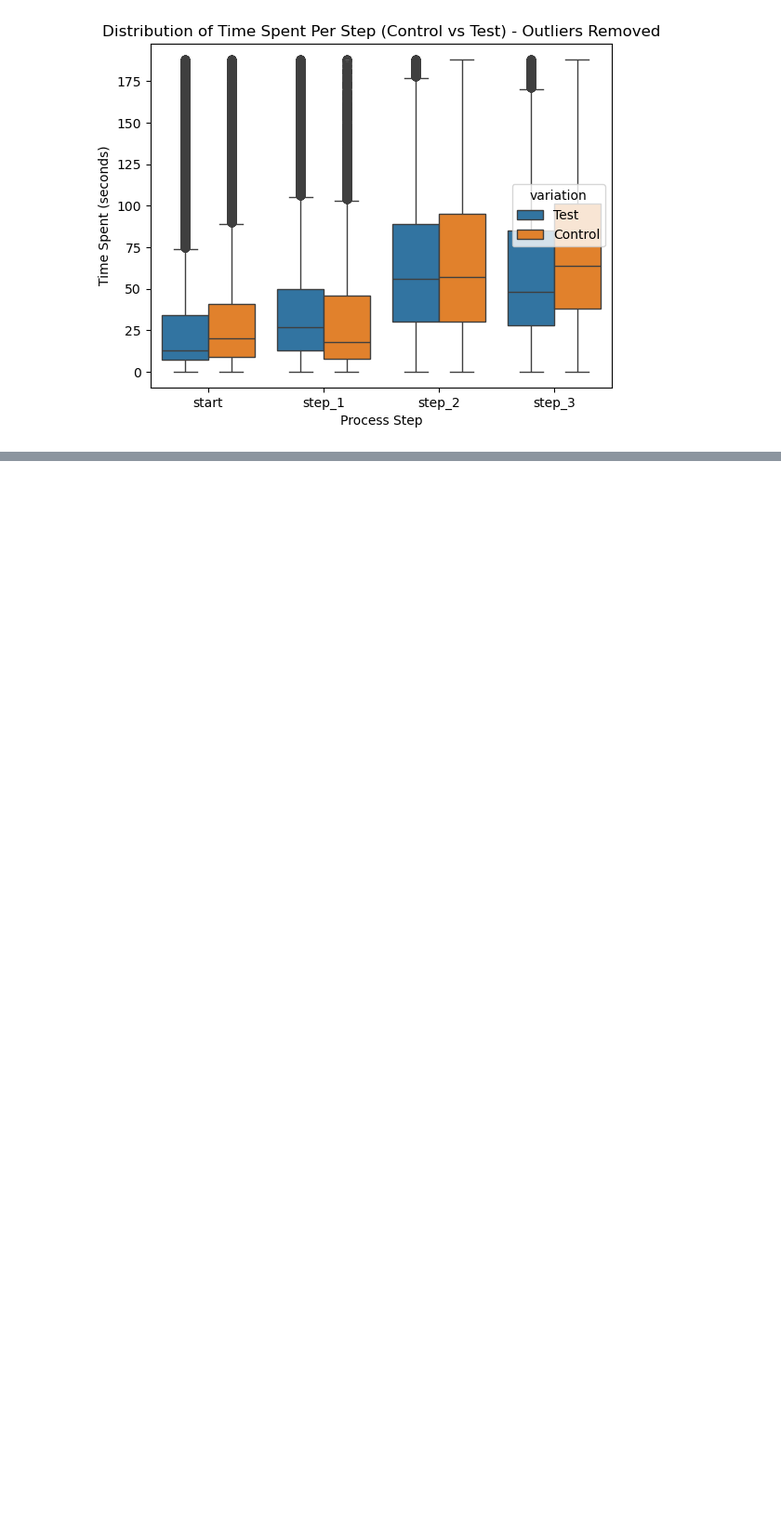
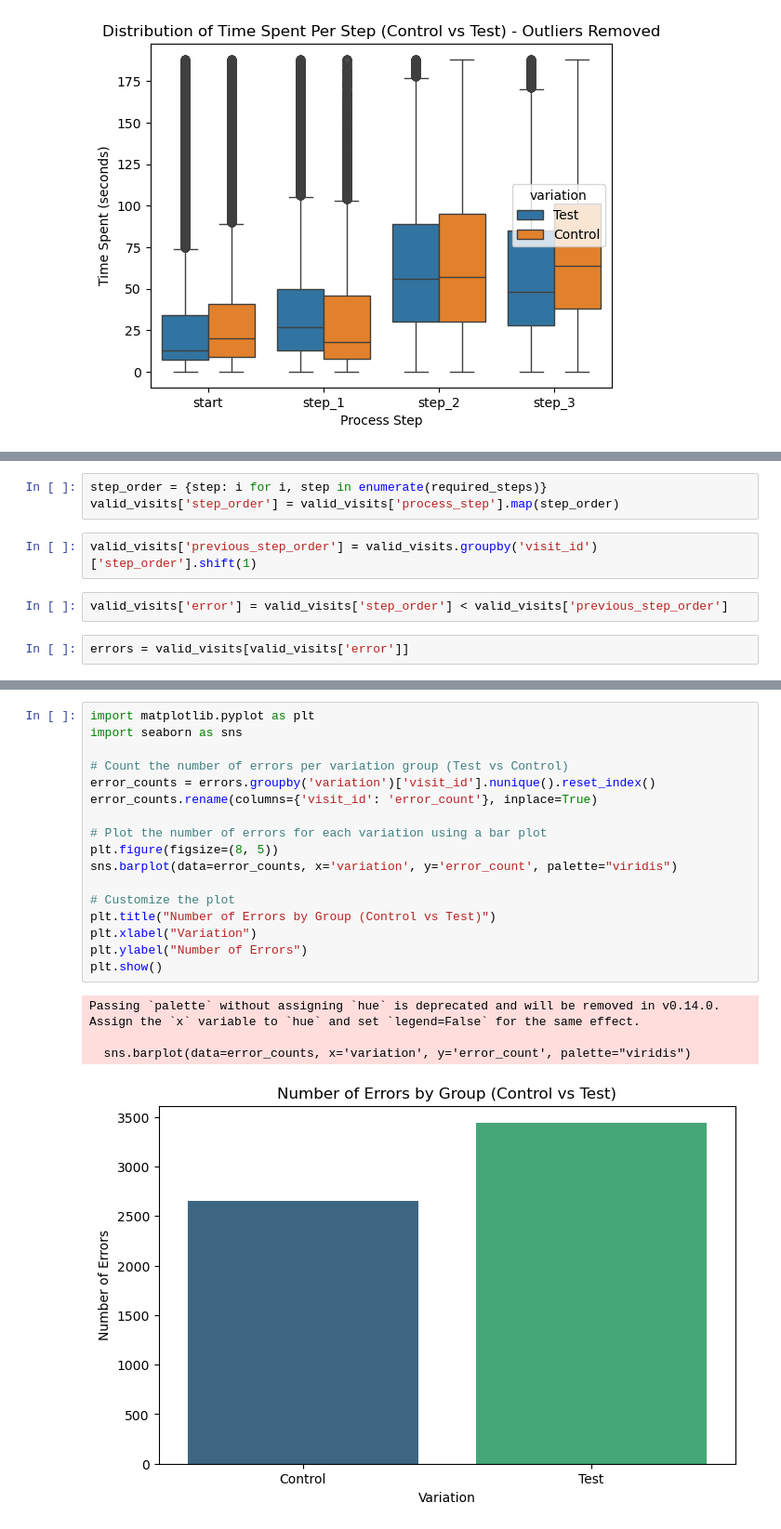
Before and after one commit to NancyEzzeddine/Vanguard-AB-TEST, a Jupyter notebook: ABITESTING_data.ipynb, the cells around one changed output, grey strips where cells are left out. Shown at 93% size. Drawn from its saved outputs; the diff is of its cells as text; blank space fills up the shorter version.

```diff
--- a/ABITESTING_data.ipynb
+++ b/ABITESTING_data.ipynb
@@ -265,0 +320,9 @@ sns.pointplot(
+# %%
+step_order = {step: i for i, step in enumerate(required_steps)}
+valid_visits['step_order'] = valid_visits['process_step'].map(step_order)
+# %%
+valid_visits['previous_step_order'] = valid_visits.groupby('visit_id')['step_order'].shift(1)
+# %%
+valid_visits['error'] = valid_visits['step_order'] < valid_visits['previous_step_order']
+# %%
+errors = valid_visits[valid_visits['error']]
@@ -265,0 +354,22 @@ sns.pointplot(
+# %%
+import matplotlib.pyplot as plt
+import seaborn as sns
+
+# Count the number of errors per variation group (Test vs Control)
+error_counts = errors.groupby('variation')['visit_id'].nunique().reset_index()
+error_counts.rename(columns={'visit_id': 'error_count'}, inplace=True)
+
+# Plot the number of errors for each variation using a bar plot
+plt.figure(figsize=(8, 5))
+sns.barplot(data=error_counts, x='variation', y='error_count', palette="viridis")
+
+# Customize the plot
+plt.title("Number of Errors by Group (Control vs Test)")
+plt.xlabel("Variation")
+plt.ylabel("Number of Errors")
+plt.show()
+# %% [output]
+Passing `palette` without assigning `hue` is deprecated and will be removed in v0.14.0. Assign the `x` variable to `hue` and set `legend=False` for the same effect.
+
+  sns.barplot(data=error_counts, x='variation', y='error_count', palette="viridis")
+[figure, added]
```
Also changed, not shown: parts of 22 cells of this notebook.
